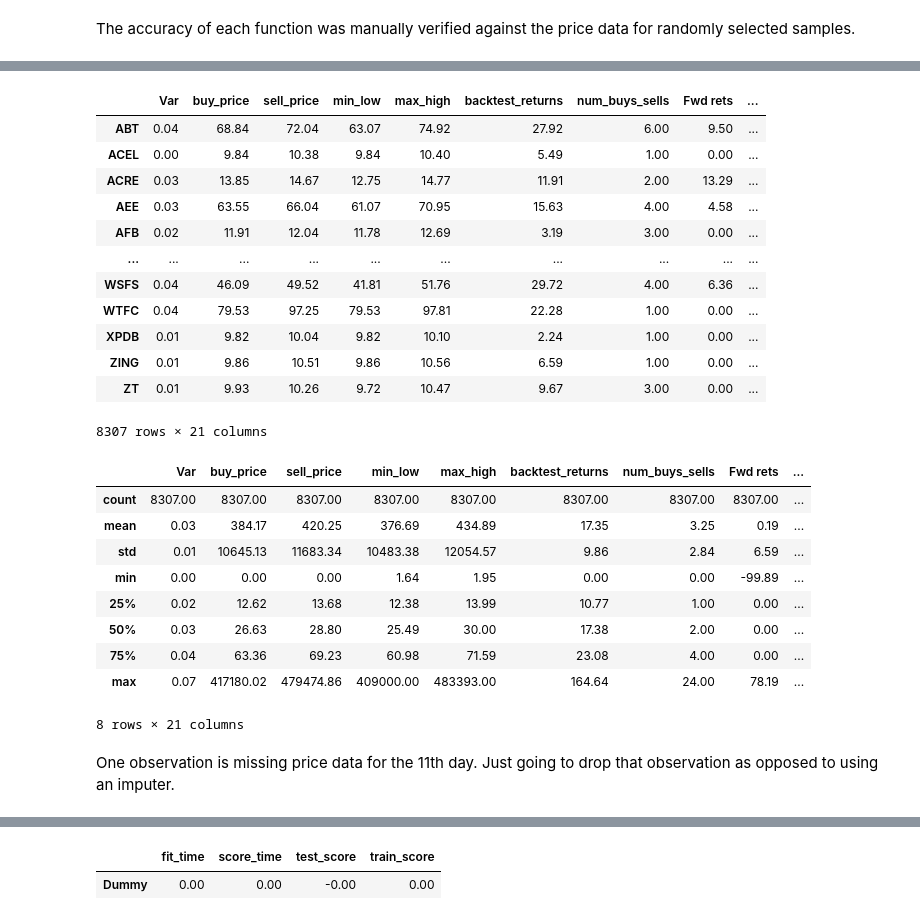
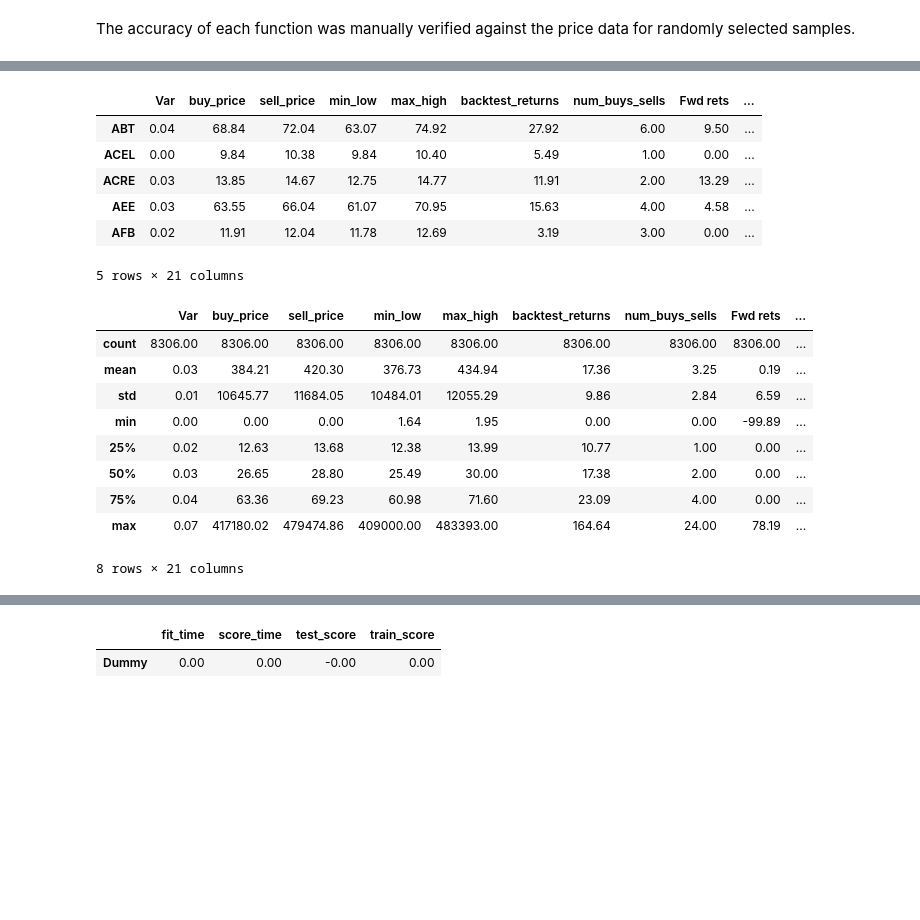
Before and after one commit to kaigg96/The-Advantage-of-Being-Small-A-Model-for-Individual-Investors, a Jupyter notebook: Main.ipynb, the cells around one changed output, grey strips where cells are left out. Drawn from its saved outputs; the diff is of its cells as text; code cells hidden in the pictures; blank space fills up the shorter version.

```diff
--- a/Main.ipynb
+++ b/Main.ipynb
@@ -438,3 +431,0 @@ var_df
-# %%
-back_df = back_df.T
-back_df
@@ -455,3 +431,0 @@ back_df
-# %%
-price_df = price_df.T
-price_df
@@ -472,3 +431,0 @@ price_df
-# %%
-fwd_df = fwd_df.T
-fwd_df
@@ -489,8 +432,8 @@ fwd_df
 # %%
-combined_df = pd.concat([var_df, back_df], axis=1)
-combined_df = pd.concat([combined_df, fwd_df], axis=1)
-combined_df = pd.concat([combined_df, price_df], axis=1)
-combined_df
+combined_df = pd.concat([var_df.T, back_df.T], axis=1)
+combined_df = pd.concat([combined_df, fwd_df.T], axis=1)
+combined_df = pd.concat([combined_df, price_df.T], axis=1)
+combined_df.head()
 # %% [output]
 |  | Var | buy_price | sell_price | min_low | max_high | backtest_returns | num_buys_sells | Fwd rets | ... |
 | ABT | 0.04 | 68.84 | 72.04 | 63.07 | 74.92 | 27.92 | 6.00 | 9.50 | ... |
@@ -518,47 +459,40 @@ I also worry the number of price columns is too high. We may be missing the fore
 # %%
 price_cols = combined_df.loc[:,1:105]
 
 # add mean price feature
 mean_prices = price_cols.mean(axis=1)
 combined_df['mean_price'] = mean_prices
 
 # add median price feature
 median_prices = price_cols.median(axis=1)
 combined_df['median_price'] = median_prices
 
 # drop cols not multiples of 10
 keep_cols = np.arange(1,106,10)
 all_cols = np.arange(1,106)
 drop_cols = np.setdiff1d(all_cols, keep_cols)
 combined_df = combined_df.drop(columns=drop_cols)
-combined_df
+combined_df.head()
 # %% [output]
 |  | Var | buy_price | sell_price | min_low | max_high | backtest_returns | num_buys_sells | Fwd rets | ... |
 | ABT | 0.04 | 68.84 | 72.04 | 63.07 | 74.92 | 27.92 | 6.00 | 9.50 | ... |
 | ACEL | 0.00 | 9.84 | 10.38 | 9.84 | 10.40 | 5.49 | 1.00 | 0.00 | ... |
 | ACRE | 0.03 | 13.85 | 14.67 | 12.75 | 14.77 | 11.91 | 2.00 | 13.29 | ... |
 | AEE | 0.03 | 63.55 | 66.04 | 61.07 | 70.95 | 15.63 | 4.00 | 4.58 | ... |
 | AFB | 0.02 | 11.91 | 12.04 | 11.78 | 12.69 | 3.19 | 3.00 | 0.00 | ... |
-| ... | ... | ... | ... | ... | ... | ... | ... | ... | ... |
-| WSFS | 0.04 | 46.09 | 49.52 | 41.81 | 51.76 | 29.72 | 4.00 | 6.36 | ... |
-| WTFC | 0.04 | 79.53 | 97.25 | 79.53 | 97.81 | 22.28 | 1.00 | 0.00 | ... |
-| XPDB | 0.01 | 9.82 | 10.04 | 9.82 | 10.10 | 2.24 | 1.00 | 0.00 | ... |
-| ZING | 0.01 | 9.86 | 10.51 | 9.86 | 10.56 | 6.59 | 1.00 | 0.00 | ... |
-| ZT | 0.01 | 9.93 | 10.26 | 9.72 | 10.47 | 9.67 | 3.00 | 0.00 | ... |
-8307 rows × 21 columns
+5 rows × 21 columns
 # %%
 combined_df.columns = combined_df.columns.astype(str)
+combined_df.dropna(axis=0, inplace=True)
 combined_df.describe()
 # %% [output]
 |  | Var | buy_price | sell_price | min_low | max_high | backtest_returns | num_buys_sells | Fwd rets | ... |
-| count | 8307.00 | 8307.00 | 8307.00 | 8307.00 | 8307.00 | 8307.00 | 8307.00 | 8307.00 | ... |
-| mean | 0.03 | 384.17 | 420.25 | 376.69 | 434.89 | 17.35 | 3.25 | 0.19 | ... |
-| std | 0.01 | 10645.13 | 11683.34 | 10483.38 | 12054.57 | 9.86 | 2.84 | 6.59 | ... |
+| count | 8306.00 | 8306.00 | 8306.00 | 8306.00 | 8306.00 | 8306.00 | 8306.00 | 8306.00 | ... |
+| mean | 0.03 | 384.21 | 420.30 | 376.73 | 434.94 | 17.36 | 3.25 | 0.19 | ... |
+| std | 0.01 | 10645.77 | 11684.05 | 10484.01 | 12055.29 | 9.86 | 2.84 | 6.59 | ... |
 | min | 0.00 | 0.00 | 0.00 | 1.64 | 1.95 | 0.00 | 0.00 | -99.89 | ... |
-| 25% | 0.02 | 12.62 | 13.68 | 12.38 | 13.99 | 10.77 | 1.00 | 0.00 | ... |
-| 50% | 0.03 | 26.63 | 28.80 | 25.49 | 30.00 | 17.38 | 2.00 | 0.00 | ... |
-| 75% | 0.04 | 63.36 | 69.23 | 60.98 | 71.59 | 23.08 | 4.00 | 0.00 | ... |
+| 25% | 0.02 | 12.63 | 13.68 | 12.38 | 13.99 | 10.77 | 1.00 | 0.00 | ... |
+| 50% | 0.03 | 26.65 | 28.80 | 25.49 | 30.00 | 17.38 | 2.00 | 0.00 | ... |
+| 75% | 0.04 | 63.36 | 69.23 | 60.98 | 71.60 | 23.09 | 4.00 | 0.00 | ... |
 | max | 0.07 | 417180.02 | 479474.86 | 409000.00 | 483393.00 | 164.64 | 24.00 | 78.19 | ... |
 8 rows × 21 columns
-# %% [markdown]
-One observation is missing price data for the 11th day. Just going to drop that observation as opposed to using an imputer.
```
Also changed, not shown: parts of 57 cells of this notebook.
